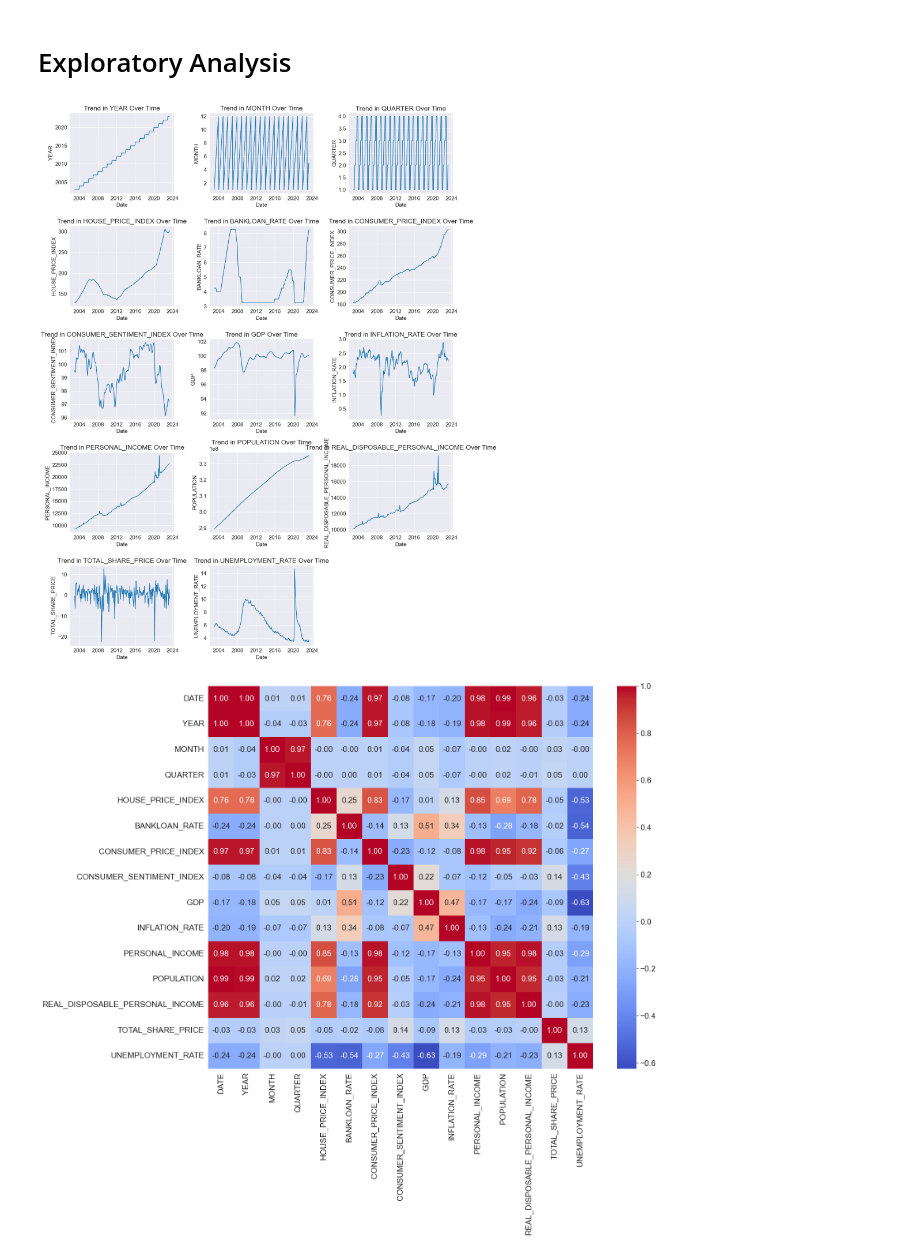
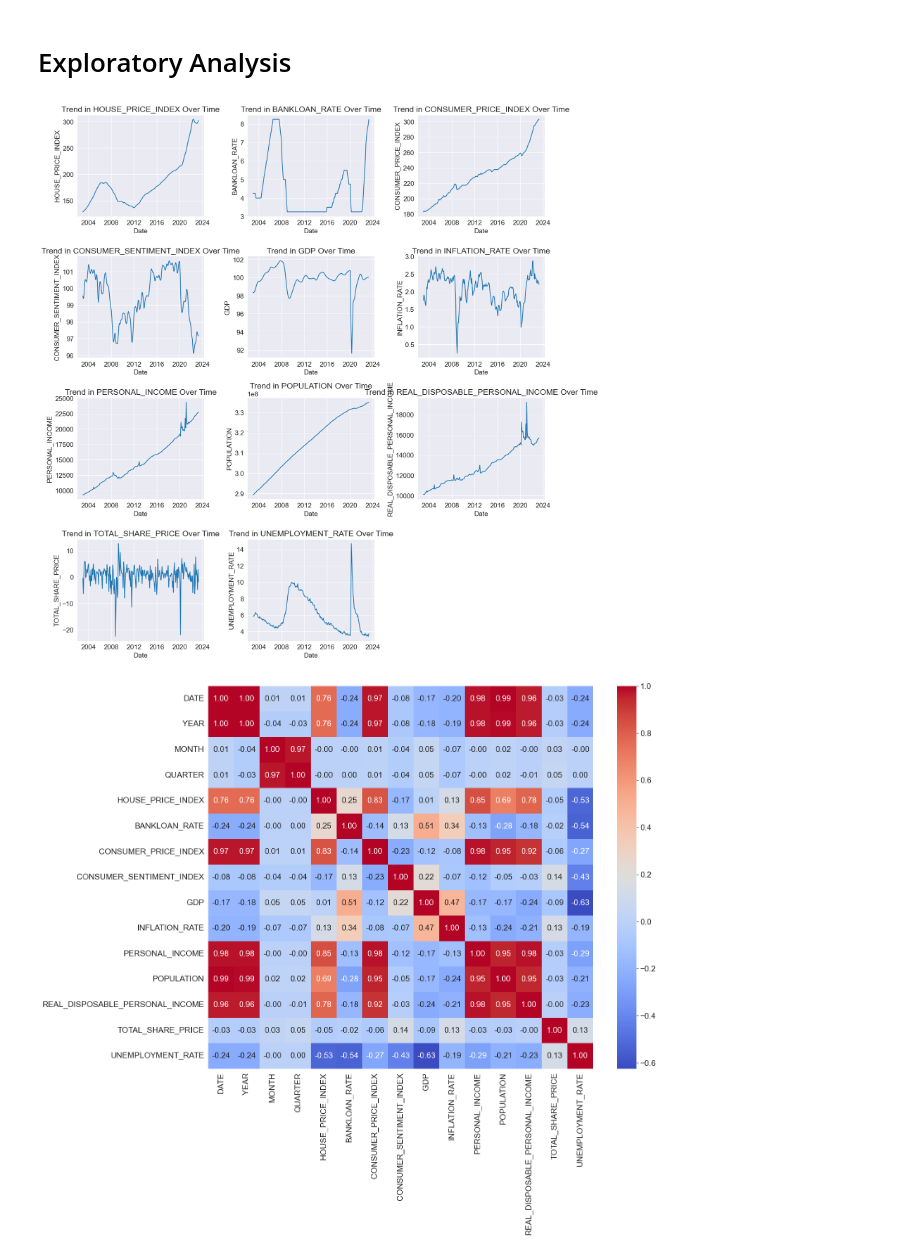
Before and after one commit to rbhattar07/HPI, a Jupyter notebook: main.ipynb, the cells around one changed output. Drawn from its saved outputs; the diff is of its cells as text; code cells hidden in the pictures.

```diff
--- a/main.ipynb
+++ b/main.ipynb
@@ -178,41 +178,41 @@ Name: HOUSE_PRICE_INDEX, dtype: float64
 # What is the overall trend in each variable over time?
 
 variables_to_analyze = [
-    'YEAR', 'MONTH', 'QUARTER', 'HOUSE_PRICE_INDEX', 'BANKLOAN_RATE',
+    'HOUSE_PRICE_INDEX', 'BANKLOAN_RATE',
     'CONSUMER_PRICE_INDEX', 'CONSUMER_SENTIMENT_INDEX', 'GDP',
     'INFLATION_RATE', 'PERSONAL_INCOME', 'POPULATION',
     'REAL_DISPOSABLE_PERSONAL_INCOME', 'TOTAL_SHARE_PRICE',
     'UNEMPLOYMENT_RATE'
 ]
 
 num_rows = 5  # Number of rows in the grid
 num_cols = 3  # Number of columns in the grid
 fig, axes = plt.subplots(num_rows, num_cols, figsize=(15, 20))
 fig.subplots_adjust(hspace=0.5)  # Adjust vertical spacing
 
 
 for i, variable in enumerate(variables_to_analyze):
     row = i // num_cols
     col = i % num_cols
     ax = axes[row, col]
 
     ax.plot(main_df['DATE'], main_df[variable])
     ax.set_title(f'Trend in {variable} Over Time')
     ax.set_xlabel('Date')
     ax.set_ylabel(variable)
     ax.grid(True)
 
 
 for i in range(len(variables_to_analyze), num_rows * num_cols):
     row = i // num_cols
     col = i % num_cols
     fig.delaxes(axes[row, col])
 
 
 plt.tight_layout()
 plt.show()
 # %% [output]
-[figure, old version]
+[figure, new version]
 # %%
 # What is the correlation between various variables?
 ax = main_df.corr()
```
